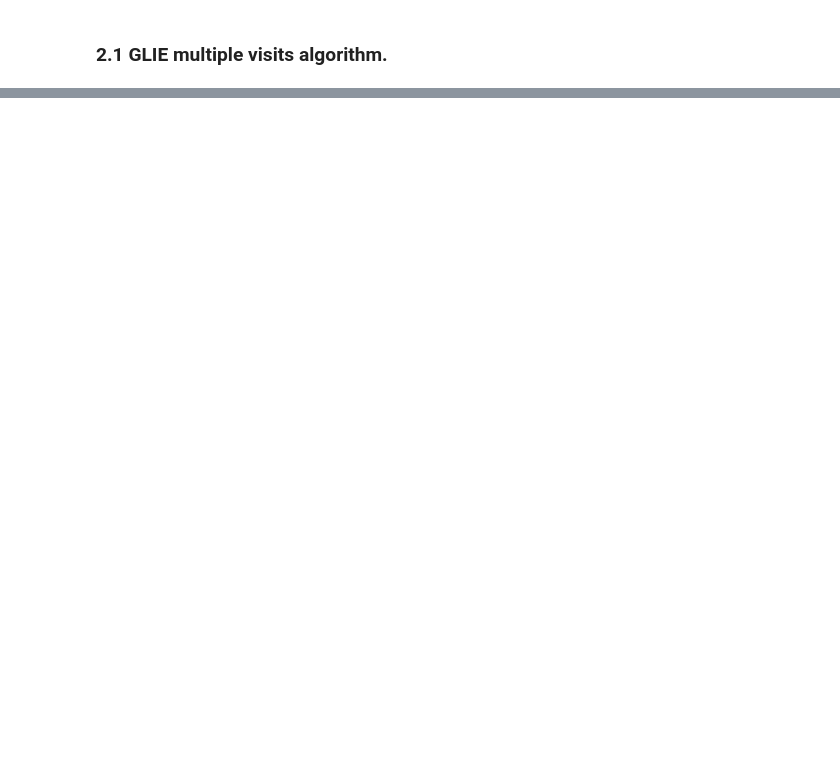
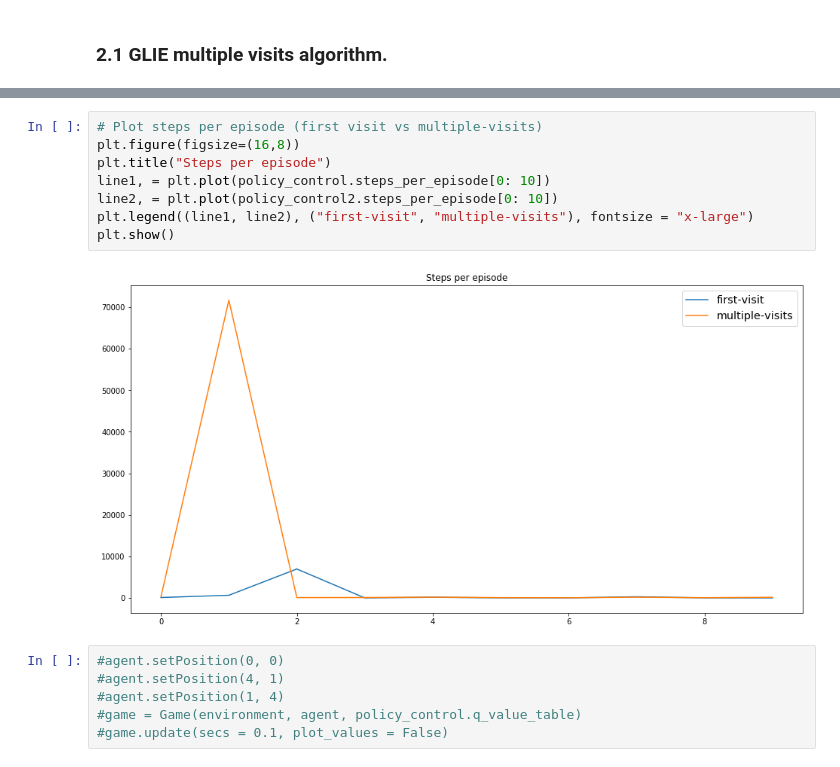
Before and after one commit to Juanchobanano/StocksPrediction, a Jupyter notebook: MonteCarlo Learning.ipynb, the cells around one changed output, grey strips where cells are left out. Drawn from its saved outputs; the diff is of its cells as text; blank space fills up the shorter version.

```diff
--- a/MonteCarlo Learning.ipynb
+++ b/MonteCarlo Learning.ipynb
@@ -971,0 +981,16 @@ Graphics module ready!
+# %%
+# Plot steps per episode (first visit vs multiple-visits)
+plt.figure(figsize=(16,8))
+plt.title("Steps per episode")
+line1, = plt.plot(policy_control.steps_per_episode[0: 10])
+line2, = plt.plot(policy_control2.steps_per_episode[0: 10])
+plt.legend((line1, line2), ("first-visit", "multiple-visits"), fontsize = "x-large")
+plt.show()
+# %% [output]
+[figure, added]
+# %%
+#agent.setPosition(0, 0)
+#agent.setPosition(4, 1)
+#agent.setPosition(1, 4)
+#game = Game(environment, agent, policy_control.q_value_table)
+#game.update(secs = 0.1, plot_values = False)
```
Also changed, not shown: parts of 10 cells of this notebook, 14 other files.
